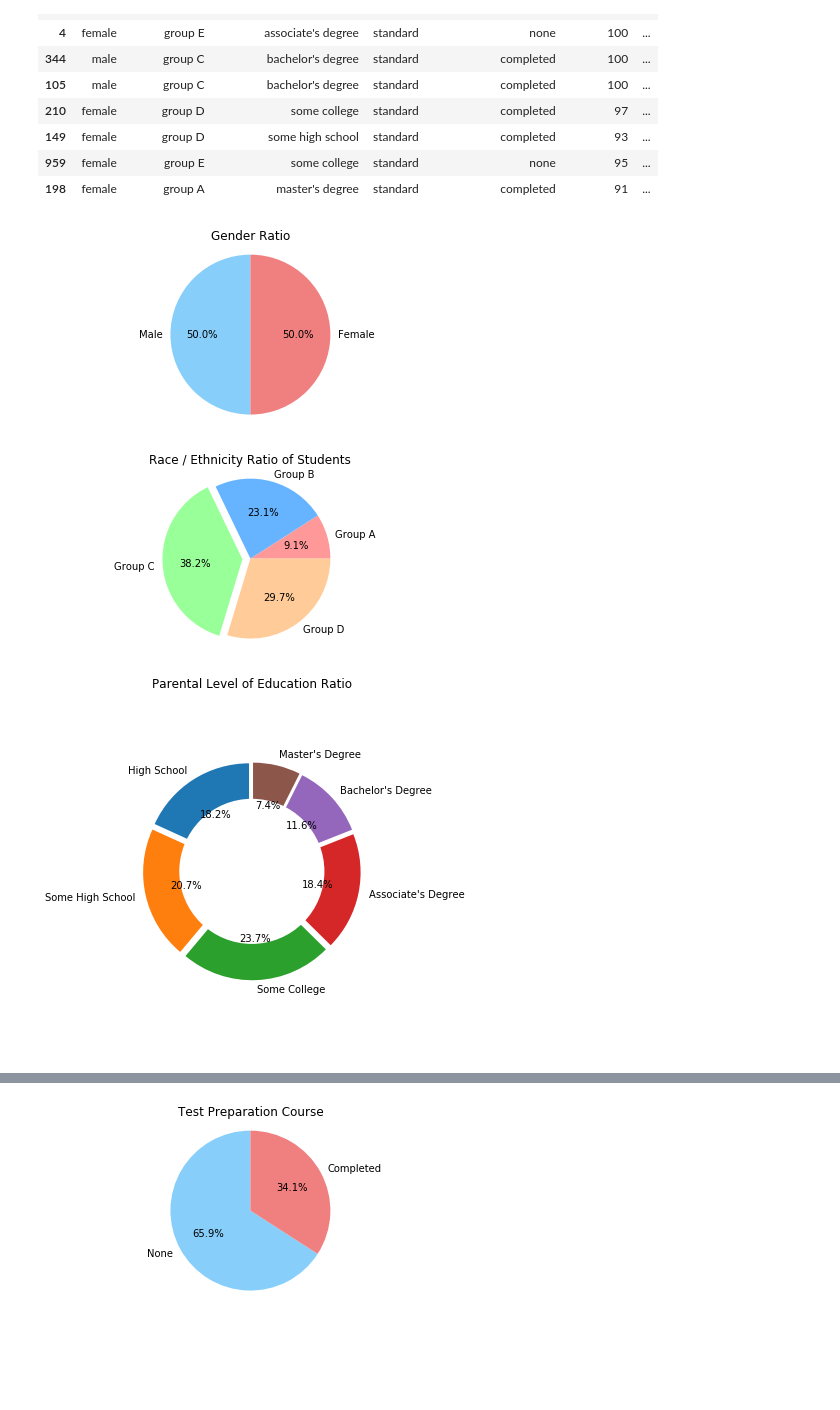
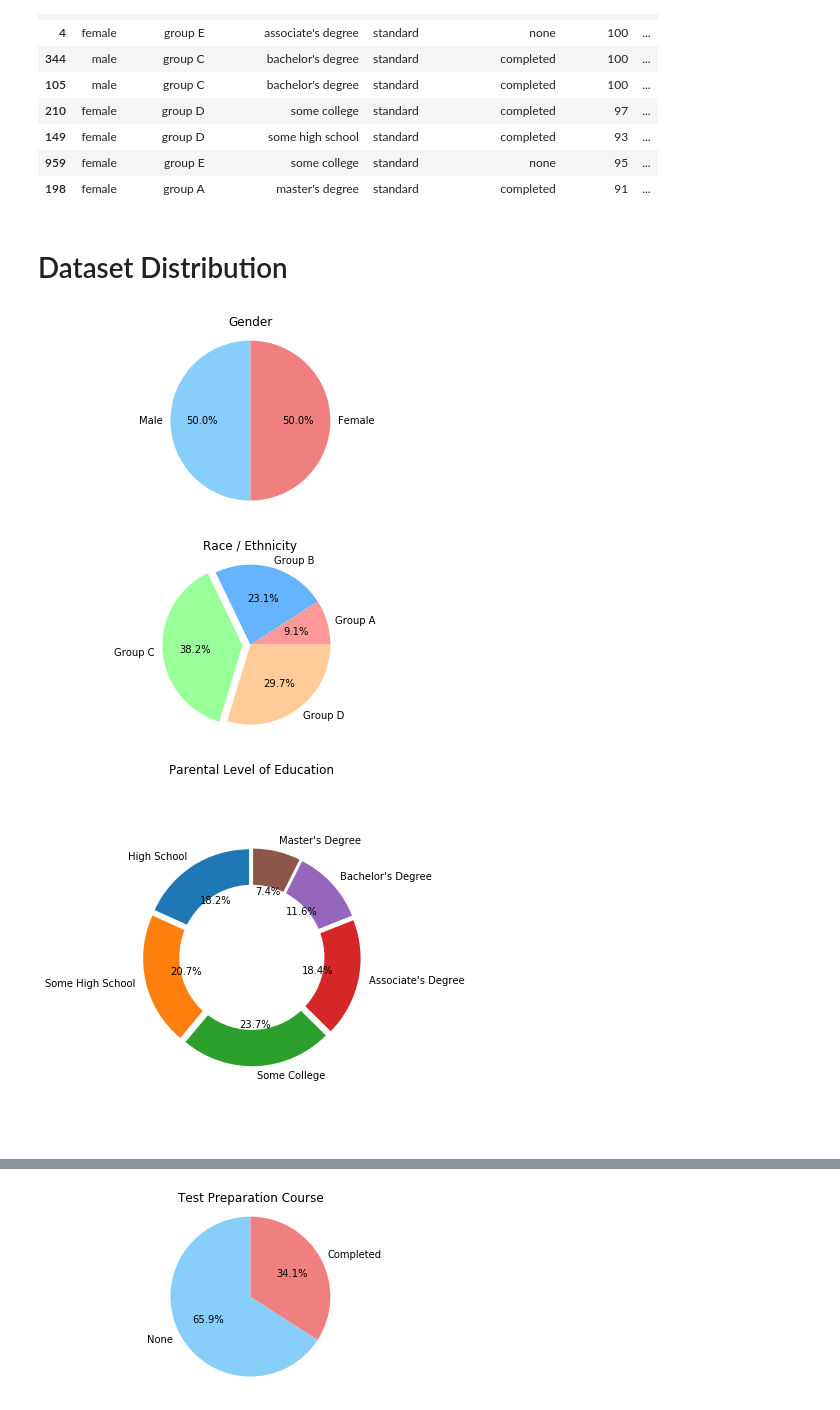
Before and after one commit to kyle1903/cuni_sw_project, a Jupyter notebook: pandas.ipynb, the cells around one changed output, grey strips where cells are left out. Cells and saved outputs as stored; diff of their text form; code cells hidden in the pictures; blank space fills up the shorter version.

```diff
--- a/pandas.ipynb
+++ b/pandas.ipynb
@@ -84,11 +84,13 @@ sorted_data.head(10)
 | 149 | female | group D | some high school | standard | completed | 93 | ... |
 | 959 | female | group E | some college | standard | none | 95 | ... |
 | 198 | female | group A | master's degree | standard | completed | 91 | ... |
+# %% [markdown]
+# Dataset Distribution
 # %%
 # let us explore the data set, starting with ratio of male and female students:
 
 fig, ax = plt.subplots(figsize=(6, 3), subplot_kw=dict(aspect="equal"))
-ax.set_title("Gender Ratio")
+ax.set_title("Gender")
 
 male = data[data.gender == 'male'].shape[0]
 female = data[data.gender == 'female'].shape[0]
@@ -102,34 +104,34 @@ plt.pie(sizes, labels=labels, colors=colors, autopct='%1.1f%%', startangle=90)
 plt.tight_layout()
 plt.show()
 # %% [output]
-[figure, old version]
+[figure, new version]
 # %%
 # ratio of each race/ethnicity group
 
 fig, ax = plt.subplots(figsize=(6, 3), subplot_kw=dict(aspect="equal"))
-ax.set_title("Race / Ethnicity Ratio of Students")
+ax.set_title("Race / Ethnicity")
 
 GA = data[data['race/ethnicity'] == 'group A'].shape[0]
 GB = data[data['race/ethnicity'] == 'group B'].shape[0]
 GC = data[data['race/ethnicity'] == 'group C'].shape[0]
 GD = data[data['race/ethnicity'] == 'group D'].shape[0]
 
 labels = 'Group A', 'Group B', 'Group C', 'Group D'
 sizes = [GA, GB, GC, GD]
 colors = ['#ff9999','#66b3ff','#99ff99','#ffcc99']
 explode = (0, 0, 0.1, 0)
 
 plt.axis("equal")
 plt.pie(sizes, explode=explode, colors=colors, labels=labels, autopct='%1.1f%%')
 plt.tight_layout()
 plt.show()
 # %% [output]
-[figure, old version]
+[figure, new version]
 # %%
 # ratio of students based on parental level of education
 
 fig, ax = plt.subplots(figsize=(6, 5.5), subplot_kw=dict(aspect="equal"))
-ax.set_title("Parental Level of Education Ratio")
+ax.set_title("Parental Level of Education")
 
 hs = data[data['parental level of education'] == 'high school'].shape[0]
 shs = data[data['parental level of education'] == 'some high school'].shape[0]
@@ -153,7 +155,7 @@ plt.axis("equal")
 plt.tight_layout()
 plt.show()
 # %% [output]
-[figure, old version]
+[figure, new version]
 # %%
 # ratio of students having free/reduced lunch and standard lunch
 
```
Also changed, not shown: parts of 27 cells of this notebook.
